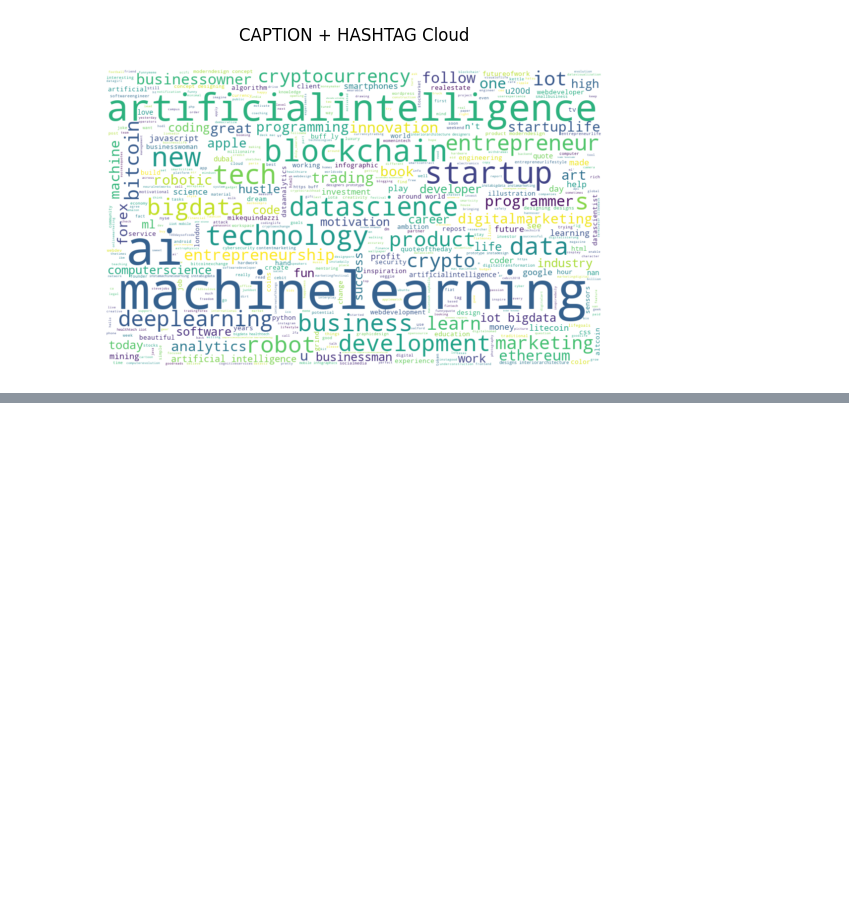
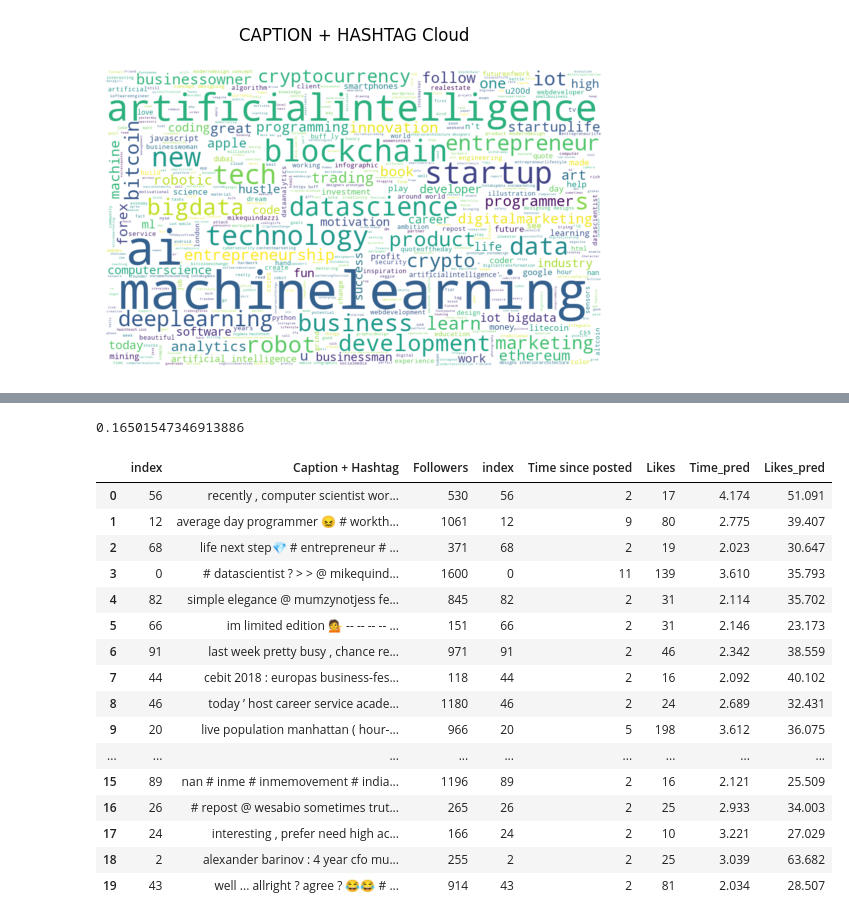
Before and after one commit to junaid-o/ML-09-Predicting-Instagram-Likes-and-Time-Since-Posted, a Jupyter notebook: EDA_and_Training.ipynb, the cells around one changed output, grey strips where cells are left out. Cells and saved outputs as stored; diff of their text form; code cells hidden in the pictures; blank space fills up the shorter version.

```diff
--- a/EDA_and_Training.ipynb
+++ b/EDA_and_Training.ipynb
@@ -31,6 +43,12 @@ df.head()
 | 2 | Alexander Barinov: 4 years as CFO... | 255 | #whoiswho #aitrading #ai #aitradi... | 2 hours | 25 |
 | 3 | sfad | 340 | #iot #cre#workplace #CDO #bigdata... | 3 hours | 49 |
 | 4 | Ever missed a call while your pho... | 304 | #instamachinelearning #instabigda... | 3 hours | 30 |
+# %%
+
+df['Time since posted'] = df['Time since posted'].replace(to_replace = r"[\sa-zA-Z\s]", value='', regex=True)
+# %%
+df['Time since posted'] = df['Time since posted'].astype("int")
+df['Likes'] = df['Likes'].astype("int")
 # %%
 stop_words = set(stopwords.words(fileids='english'))
 
@@ -90,0 +160,4 @@ create_world_cloud(df,'Caption + Hashtag')
+# %%
+df["Caption + Hashtag"] = df["Caption + Hashtag"].apply(lambda text: preprocess_text(text, method= 'lemmatization'))
+
+df["Caption + Hashtag"]
@@ -90,0 +177,54 @@ create_world_cloud(df,'Caption + Hashtag')
+# %%
+X = df[['Caption + Hashtag','Followers']]
+y = df[["Time since posted","Likes"]]
+
+X_train, X_test, y_train, y_test =  train_test_split(X,y, test_size=0.2, shuffle=True, random_state=2023)
+
+stop_words = set(stopwords.words(fileids='english'))
+
+vectorizer = TfidfVectorizer(encoding='utf-8', lowercase=True, stop_words=stop_words,ngram_range=(1,1))
+
+X_train_tfidf = vectorizer.fit_transform(X_train['Caption + Hashtag'])
+X_test_tfidf = vectorizer.transform(X_test['Caption + Hashtag'])
+
+
+train_followers_sparse =  sp.csr_matrix(X_train[['Followers']].values)
+test_followers_sparse =  sp.csr_matrix(X_test[['Followers']].values)
+
+X_train_features = sp.hstack((X_train_tfidf, train_followers_sparse))
+X_test_features = sp.hstack((X_test_tfidf, test_followers_sparse))
+
+
+estimator = RandomForestRegressor(n_estimators=1000, random_state=2023)
+#estimator = LogisticRegression(max_iter=5000)
+
+model = MultiOutputRegressor(estimator=estimator).fit(X_train_features, y_train)
+
+y_predictions = model.predict(X_test_features)
+# %%
+from sklearn.metrics import r2_score
+r2 = r2_score(y_test, y_predictions)
+r2
+# %% [output]
+0.16501547346913886
+# %%
+results = pd.concat([X_test.reset_index(),y_test.reset_index(), pd.DataFrame(y_predictions, columns=["Time_pred", "Likes_pred"])], axis=1)
+results
+# %% [output]
+|  | index | Caption + Hashtag | Followers | index | Time since posted | Likes | Time_pred | Likes_pred |
+| 0 | 56 | recently , computer scientist wor... | 530 | 56 | 2 | 17 | 4.174 | 51.091 |
+| 1 | 12 | average day programmer 😖 # workth... | 1061 | 12 | 9 | 80 | 2.775 | 39.407 |
+| 2 | 68 | life next step💎 # entrepreneur # ... | 371 | 68 | 2 | 19 | 2.023 | 30.647 |
+| 3 | 0 | # datascientist ? > > @ mikequind... | 1600 | 0 | 11 | 139 | 3.610 | 35.793 |
+| 4 | 82 | simple elegance @ mumzynotjess fe... | 845 | 82 | 2 | 31 | 2.114 | 35.702 |
+| 5 | 66 | im limited edition 💁 -- -- -- -- ... | 151 | 66 | 2 | 31 | 2.146 | 23.173 |
+| 6 | 91 | last week pretty busy , chance re... | 971 | 91 | 2 | 46 | 2.342 | 38.559 |
+| 7 | 44 | cebit 2018 : europas business-fes... | 118 | 44 | 2 | 16 | 2.092 | 40.102 |
+| 8 | 46 | today ’ host career service acade... | 1180 | 46 | 2 | 24 | 2.689 | 32.431 |
+| 9 | 20 | live population manhattan ( hour-... | 966 | 20 | 5 | 198 | 3.612 | 36.075 |
+| ... | ... | ... | ... | ... | ... | ... | ... | ... |
+| 15 | 89 | nan # inme # inmemovement # india... | 1196 | 89 | 2 | 16 | 2.121 | 25.509 |
+| 16 | 26 | # repost @ wesabio sometimes trut... | 265 | 26 | 2 | 25 | 2.933 | 34.003 |
+| 17 | 24 | interesting , prefer need high ac... | 166 | 24 | 2 | 10 | 3.221 | 27.029 |
+| 18 | 2 | alexander barinov : 4 year cfo mu... | 255 | 2 | 2 | 25 | 3.039 | 63.682 |
+| 19 | 43 | well ... allright ? agree ? 😂😂 # ... | 914 | 43 | 2 | 81 | 2.034 | 28.507 |
```
Also changed, not shown: parts of 6 cells of this notebook.
